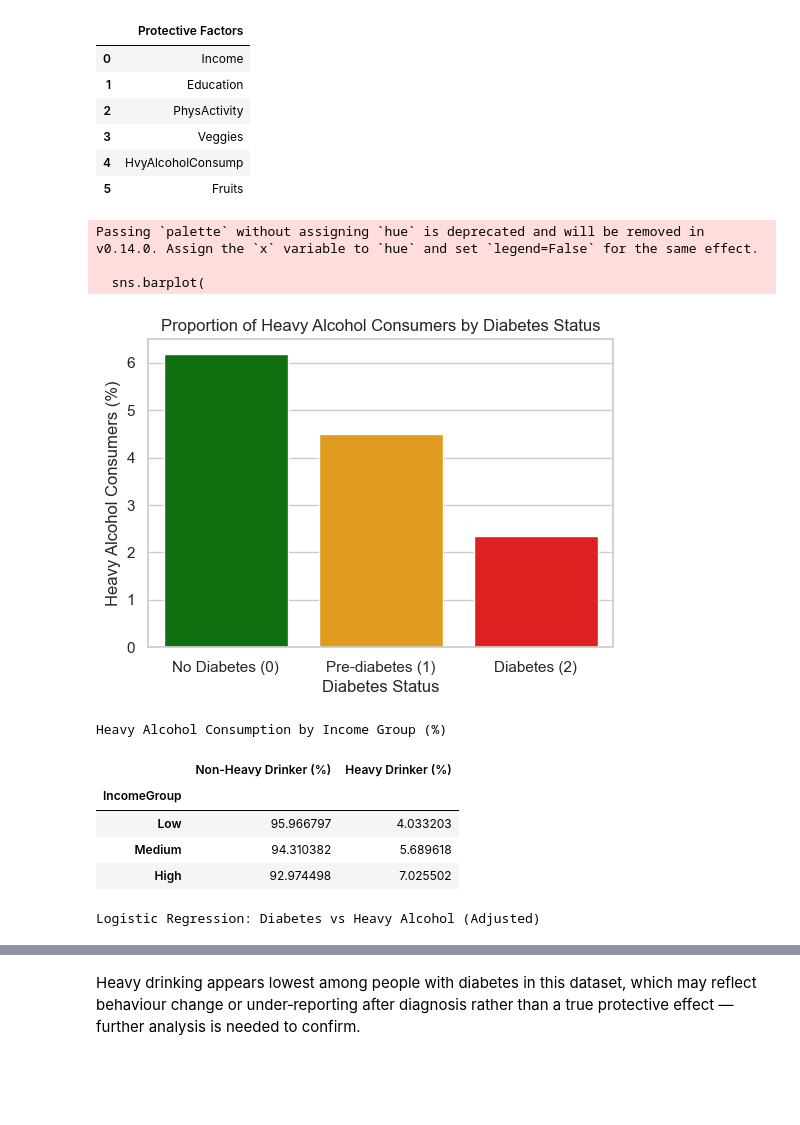
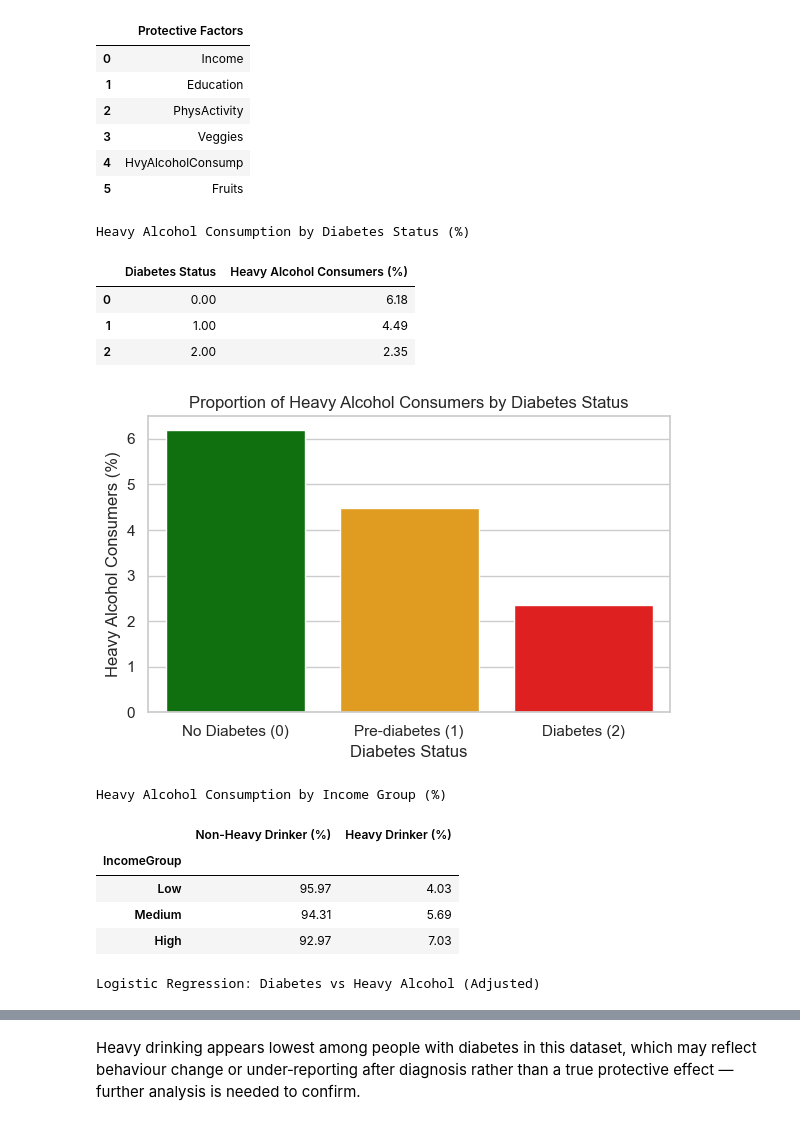
Before and after one commit to Leonw98/DiabetesRiskAnalysis, a Jupyter notebook: diabetes_full_pipeline3.ipynb, the cells around one changed output, grey strips where cells are left out. Saved outputs shown, nothing was run; the diff lists cells and outputs as text; code cells hidden in the pictures; blank space fills up the shorter version.

Commit message:
Clean notebook output to remove warnings

```diff
--- a/diabetes_full_pipeline3.ipynb
+++ b/diabetes_full_pipeline3.ipynb
@@ -114,35 +116,47 @@ import matplotlib.pyplot as plt
 import seaborn as sns
 import statsmodels.api as sm
 
-# 0. Ensure IncomeGroup exists (quartiles)
+# 0. Create IncomeGroup if missing (quartiles)
 if 'Income' in df.columns and 'IncomeGroup' not in df.columns:
     income_groups = pd.qcut(df['Income'], q=4, duplicates='drop')
     n_groups = income_groups.cat.categories.size
     labels = ['Low', 'Medium', 'High', 'Very High'][:n_groups]
     df['IncomeGroup'] = income_groups.cat.rename_categories(labels)
 
-# 1. Proportion of heavy drinkers by diabetes status (as %)
+# 1. Proportion of heavy drinkers by diabetes status
 alcohol_prop = (
     df.groupby(target)['HvyAlcoholConsump']
       .mean()
       .reset_index()
+      .rename(columns={target: 'Diabetes Status', 'HvyAlcoholConsump': 'Heavy Alcohol Consumers (%)'})
 )
-alcohol_prop['HvyAlcoholConsump'] *= 100  # convert to %
-plt.figure(figsize=(6,4))
+alcohol_prop['Heavy Alcohol Consumers (%)'] *= 100
+
+# Display table
+display(
+    alcohol_prop.style
+        .set_caption("Heavy Alcohol Consumption by Diabetes Status (%)")
+        .format(precision=2)
+        .background_gradient(cmap='Oranges')
+)
+
+# Plot
+plt.figure(figsize=(6, 4))
 sns.barplot(
     data=alcohol_prop,
-    x=target,
-    y='HvyAlcoholConsump',
-    palette=['green','orange','red'],
+    x='Diabetes Status',
+    y='Heavy Alcohol Consumers (%)',
+    palette=['green', 'orange', 'red'],
     errorbar=None
 )
 plt.title("Proportion of Heavy Alcohol Consumers by Diabetes Status")
 plt.xlabel("Diabetes Status")
 plt.ylabel("Heavy Alcohol Consumers (%)")
-plt.xticks([0,1,2], ["No Diabetes (0)", "Pre-diabetes (1)", "Diabetes (2)"])
+plt.xticks([0, 1, 2], ["No Diabetes (0)", "Pre-diabetes (1)", "Diabetes (2)"])
+plt.tight_layout()
+plt.savefig("images/heavy_alcohol_by_status.png", dpi=300, bbox_inches='tight')
 plt.show()
-
-
+alcohol_prop.to_csv("data/heavy_alcohol_by_status.csv", index=False)
 # 2. Cross-tab with IncomeGroup
 if 'IncomeGroup' in df.columns:
     alcohol_income = pd.crosstab(df['IncomeGroup'], df['HvyAlcoholConsump'], normalize='index') * 100
@@ -150,49 +164,69 @@ if 'IncomeGroup' in df.columns:
     display(
         alcohol_income.style
             .set_caption("Heavy Alcohol Consumption by Income Group (%)")
+            .format(precision=2)
             .background_gradient(cmap='Blues')
     )
 
-# 3. Adjusted association: logistic regression
+# ============================================
+# 3. Adjusted Association: Logistic Regression
+# ============================================
+
+# Create binary diabetes outcome
 df['DiabetesBinary'] = (df[target] > 0).astype(int)
+
+# Select covariates
 covariates = ['HvyAlcoholConsump', 'Age', 'Income', 'PhysActivity', 'BMI']
 covariates = [c for c in covariates if c in df.columns]
+
+# Build model
 X = sm.add_constant(df[covariates])
 y = df['DiabetesBinary']
 model = sm.Logit(y, X).fit(disp=False)
-display(model.summary2().tables[1].style.set_caption("Logistic Regression: Diabetes vs Heavy Alcohol (Adjusted)"))
+
+# Extract and style regression table
+regression_table = model.summary2().tables[1]
+styled_output = (
+    regression_table.style
+        .set_caption("Logistic Regression: Diabetes vs Heavy Alcohol (Adjusted)")
+        .format(precision=4)
+        .background_gradient(cmap='Reds', subset=['Coef.'] if 'Coef.' in regression_table.columns else None)
+)
+display(styled_output)
 
 # 4. Stratified analysis by IncomeGroup
 if 'IncomeGroup' in df.columns:
     print("\n=== Stratified by Income Group ===")
     for group in df['IncomeGroup'].unique():
         sub = df[df['IncomeGroup'] == group]
         if sub.empty:
             continue
         prop = sub.groupby(target)['HvyAlcoholConsump'].mean() * 100
         print(f"\nIncome Group: {group}")
-        print(prop)
+        print(prop.round(2))
 
 # 5. Stratified analysis by Age Group (quartiles)
 if 'Age' in df.columns:
     df['AgeGroup'] = pd.qcut(df['Age'], q=4, duplicates='drop')
     print("\n=== Stratified by Age Group ===")
     for group in df['AgeGroup'].unique():
         sub = df[df['AgeGroup'] == group]
         if sub.empty:
             continue
         prop = sub.groupby(target)['HvyAlcoholConsump'].mean() * 100
         print(f"\nAge Group: {group}")
-        print(prop)
+        print(prop.round(2))
 # %% [output]
-Passing `palette` without assigning `hue` is deprecated and will be removed in v0.14.0. Assign the `x` variable to `hue` and set `legend=False` for the same effect.
-
-  sns.barplot(
+Heavy Alcohol Consumption by Diabetes Status (%)
+|  | Diabetes Status | Heavy Alcohol Consumers (%) |
+| 0 | 0.00 | 6.18 |
+| 1 | 1.00 | 4.49 |
+| 2 | 2.00 | 2.35 |
-[figure, old version]
+[figure, new version]
 Heavy Alcohol Consumption by Income Group (%)
-|  | Non-Heavy Drinker (%) | Heavy Drinker (%) |
-| IncomeGroup |  |  |
-| Low | 95.966797 | 4.033203 |
-| Medium | 94.310382 | 5.689618 |
-| High | 92.974498 | 7.025502 |
+|  | Non-Heavy Drinker (%) | Heavy Drinker (%) |
+| IncomeGroup |  |  |
+| Low | 95.97 | 4.03 |
+| Medium | 94.31 | 5.69 |
+| High | 92.97 | 7.03 |
 Logistic Regression: Diabetes vs Heavy Alcohol (Adjusted)
```
Also changed, not shown: parts of 4 cells of this notebook.
